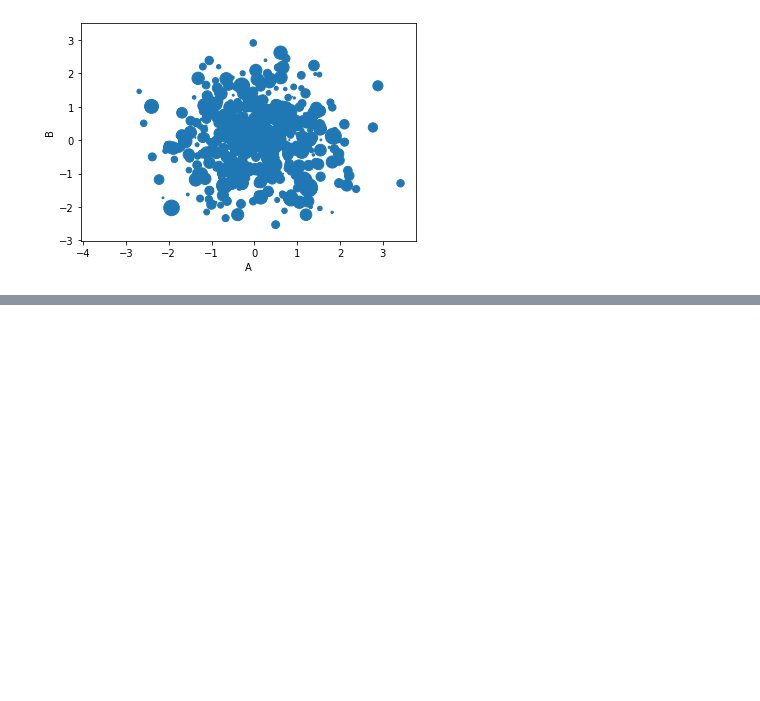
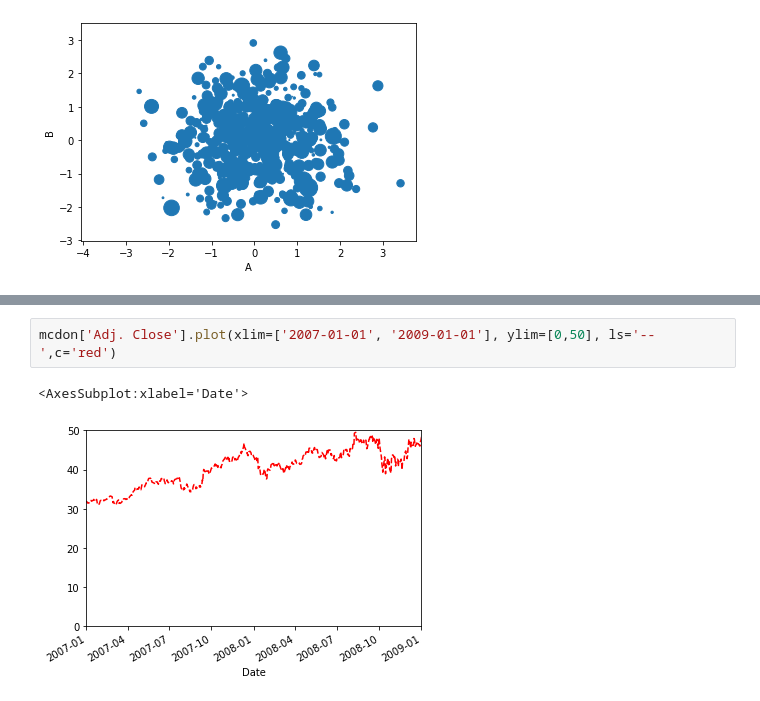
Before and after one commit to RobsonRamos/PythonForFinance, a Jupyter notebook: 04-Visualization-Matplotlib-Pandas/04-02-Pandas Visualization/PandasAndMatplotlib.ipynb, the cells around one changed output, grey strips where cells are left out. Drawn from its saved outputs; the diff is of its cells as text; blank space fills up the shorter version.

```diff
--- a/04-Visualization-Matplotlib-Pandas/04-02-Pandas Visualization/PandasAndMatplotlib.ipynb
+++ b/04-Visualization-Matplotlib-Pandas/04-02-Pandas Visualization/PandasAndMatplotlib.ipynb
@@ -60,0 +80,5 @@ df['a'].plot.density()
+# %%
+mcdon['Adj. Close'].plot(xlim=['2007-01-01', '2009-01-01'], ylim=[0,50], ls='--',c='red')
+# %% [output]
+<AxesSubplot:xlabel='Date'>
+[figure, added]
```
Also changed, not shown: parts of 9 cells of this notebook, 1 other file.
